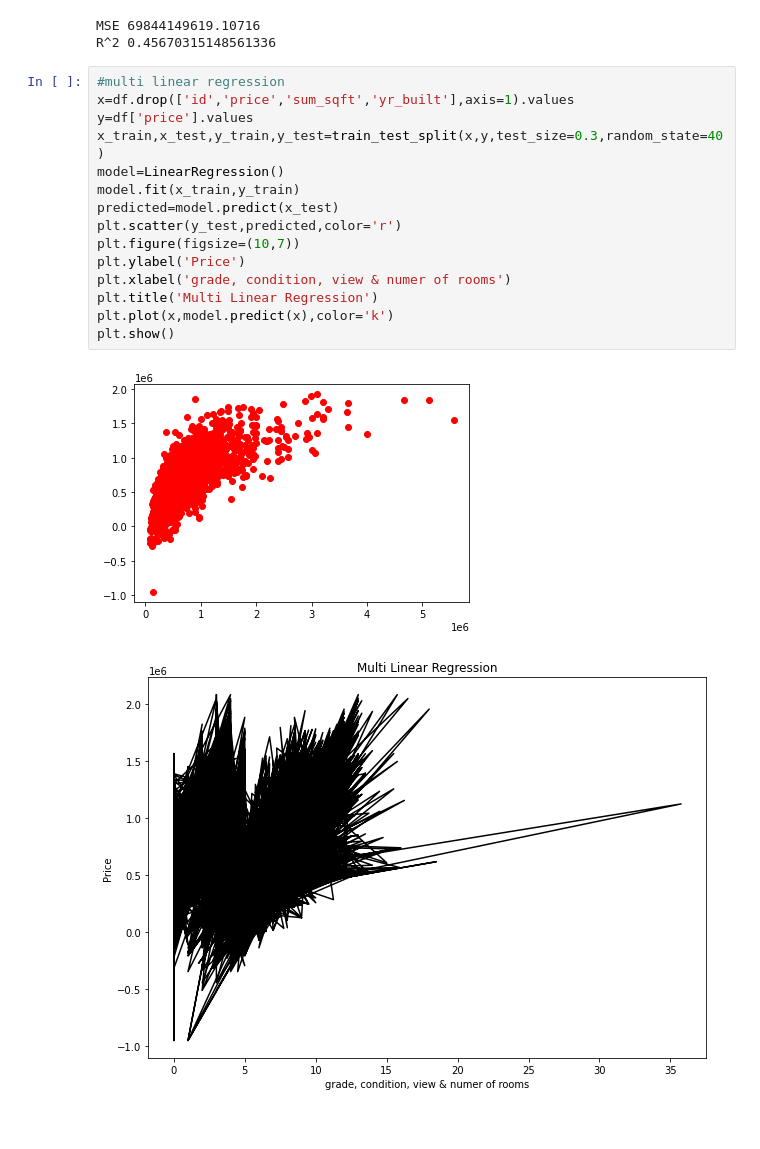
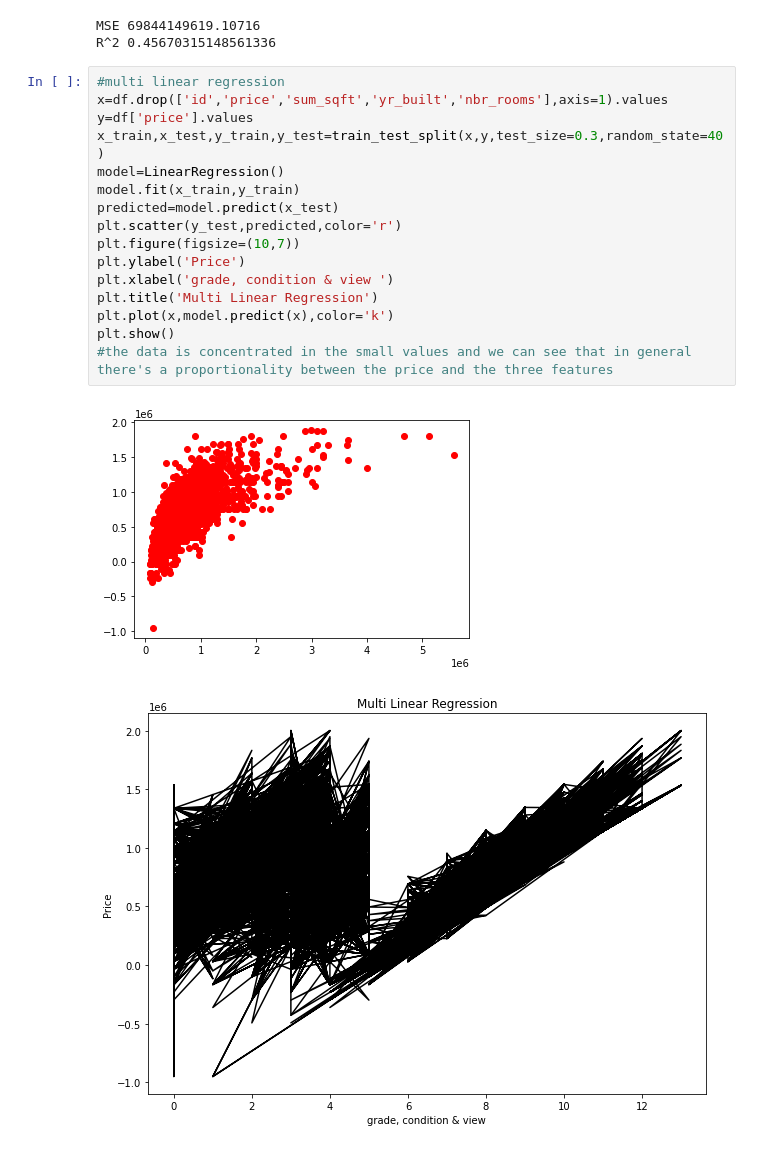
Before and after one commit to hananedjellouadji/GMC_AI, a Jupyter notebook: cp_ml_supervised.ipynb, the cells around one changed output. Drawn from its saved outputs; the diff is of its cells as text.

```diff
--- a/cp_ml_supervised.ipynb
+++ b/cp_ml_supervised.ipynb
@@ -140,21 +140,22 @@ MSE 69844149619.10716
 R^2 0.45670315148561336
 # %%
 #multi linear regression
-x=df.drop(['id','price','sum_sqft','yr_built'],axis=1).values
+x=df.drop(['id','price','sum_sqft','yr_built','nbr_rooms'],axis=1).values
 y=df['price'].values
 x_train,x_test,y_train,y_test=train_test_split(x,y,test_size=0.3,random_state=40)
 model=LinearRegression()
 model.fit(x_train,y_train)
 predicted=model.predict(x_test)
 plt.scatter(y_test,predicted,color='r')
 plt.figure(figsize=(10,7))
 plt.ylabel('Price')
-plt.xlabel('grade, condition, view & numer of rooms')
+plt.xlabel('grade, condition & view ')
 plt.title('Multi Linear Regression')
 plt.plot(x,model.predict(x),color='k')
 plt.show()
+#the data is concentrated in the small values and we can see that in general there's a proportionality between the price and the three features
 # %% [output]
-[figure, old version]
+[figure, new version]
-[figure, old version]
+[figure, new version]
 # %%
 #polynomial Regression
```
Also changed, not shown: parts of 1 cell of this notebook.
